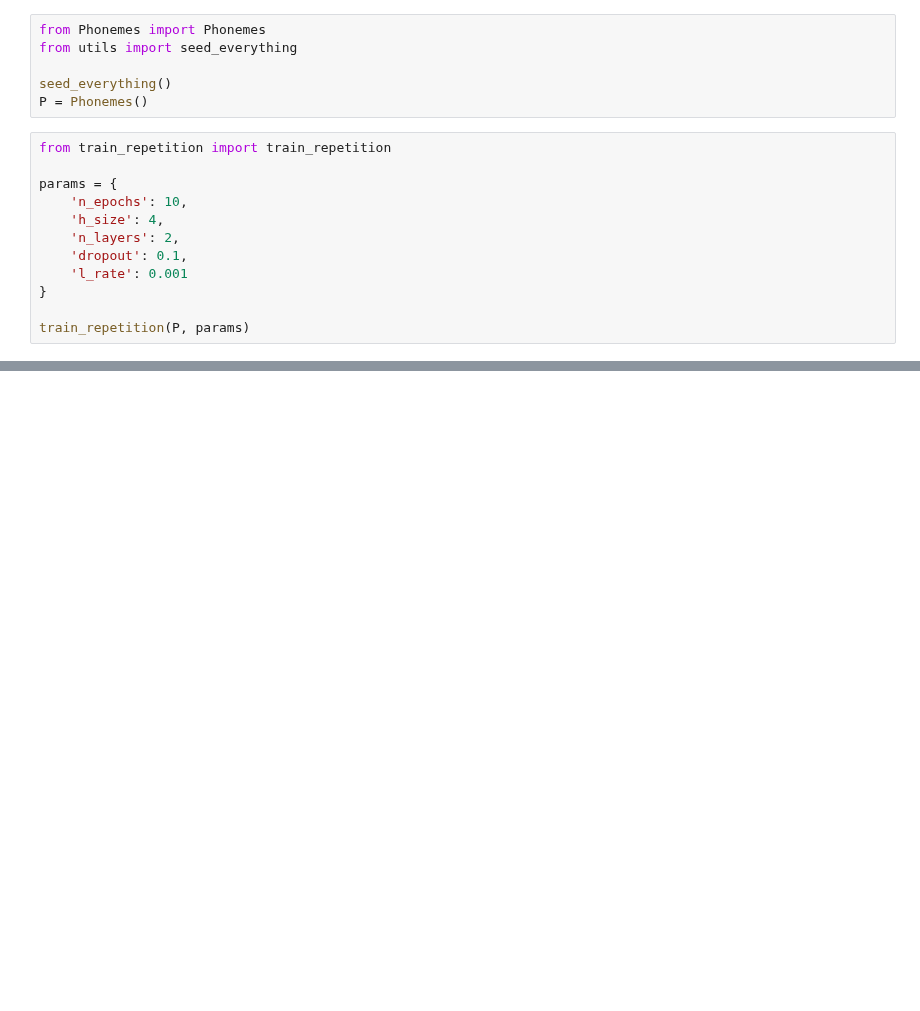
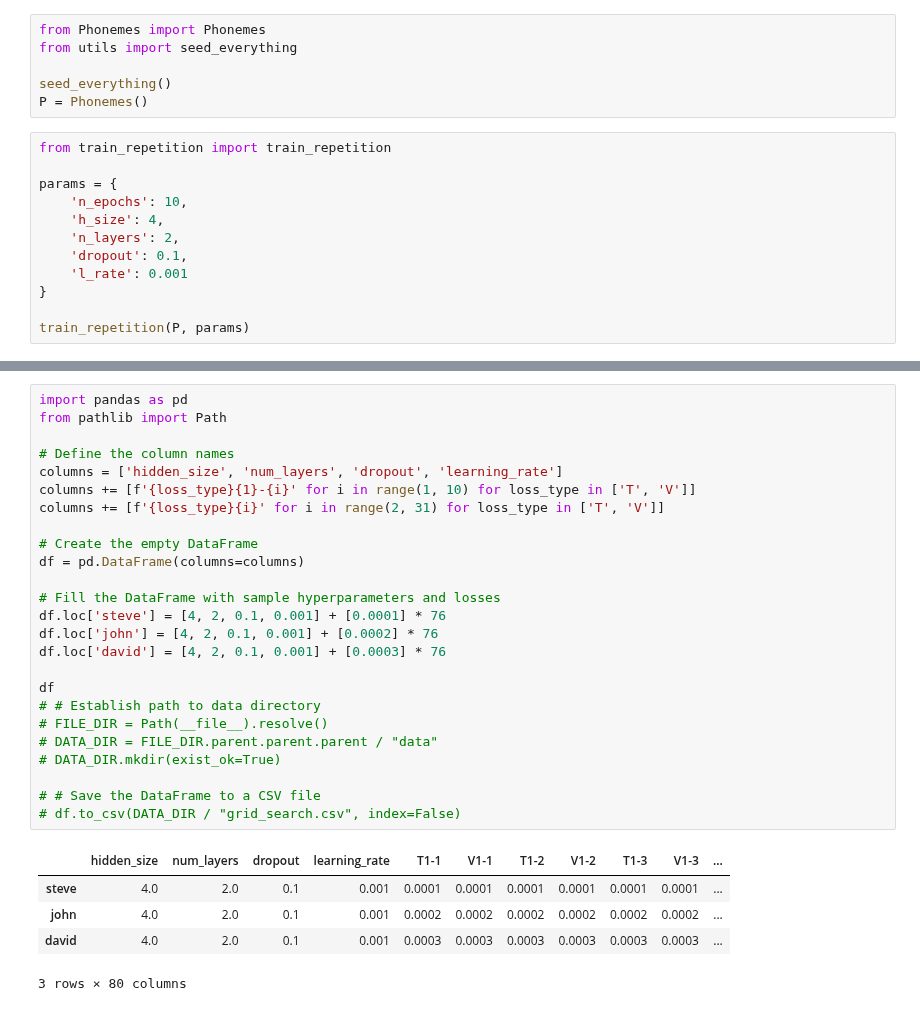
Before and after one commit to danieldager/swp-model, a Jupyter notebook: code/simulations/train_test.ipynb, the cells around one changed output, grey strips where cells are left out. Cells and saved outputs as stored; diff of their text form; blank space fills up the shorter version.

Commit message:
grid search loss logging

```diff
--- a/code/simulations/train_test.ipynb
+++ b/code/simulations/train_test.ipynb
@@ -42,0 +70,31 @@ P.test_data
+# %%
+import pandas as pd
+from pathlib import Path
+
+# Define the column names
+columns = ['hidden_size', 'num_layers', 'dropout', 'learning_rate']
+columns += [f'{loss_type}{1}-{i}' for i in range(1, 10) for loss_type in ['T', 'V']]
+columns += [f'{loss_type}{i}' for i in range(2, 31) for loss_type in ['T', 'V']]
+
+# Create the empty DataFrame
+df = pd.DataFrame(columns=columns)
+
+# Fill the DataFrame with sample hyperparameters and losses
+df.loc['steve'] = [4, 2, 0.1, 0.001] + [0.0001] * 76
+df.loc['john'] = [4, 2, 0.1, 0.001] + [0.0002] * 76
+df.loc['david'] = [4, 2, 0.1, 0.001] + [0.0003] * 76
+
+df
+# # Establish path to data directory
+# FILE_DIR = Path(__file__).resolve()
+# DATA_DIR = FILE_DIR.parent.parent.parent / "data"
+# DATA_DIR.mkdir(exist_ok=True)
+
+# # Save the DataFrame to a CSV file
+# df.to_csv(DATA_DIR / "grid_search.csv", index=False)
+# %% [output]
+|  | hidden_size | num_layers | dropout | learning_rate | T1-1 | V1-1 | T1-2 | V1-2 | T1-3 | V1-3 | ... |
+| steve | 4.0 | 2.0 | 0.1 | 0.001 | 0.0001 | 0.0001 | 0.0001 | 0.0001 | 0.0001 | 0.0001 | ... |
+| john | 4.0 | 2.0 | 0.1 | 0.001 | 0.0002 | 0.0002 | 0.0002 | 0.0002 | 0.0002 | 0.0002 | ... |
+| david | 4.0 | 2.0 | 0.1 | 0.001 | 0.0003 | 0.0003 | 0.0003 | 0.0003 | 0.0003 | 0.0003 | ... |
+3 rows × 80 columns
```
Also changed, not shown: parts of 4 cells of this notebook, 3 other files.
